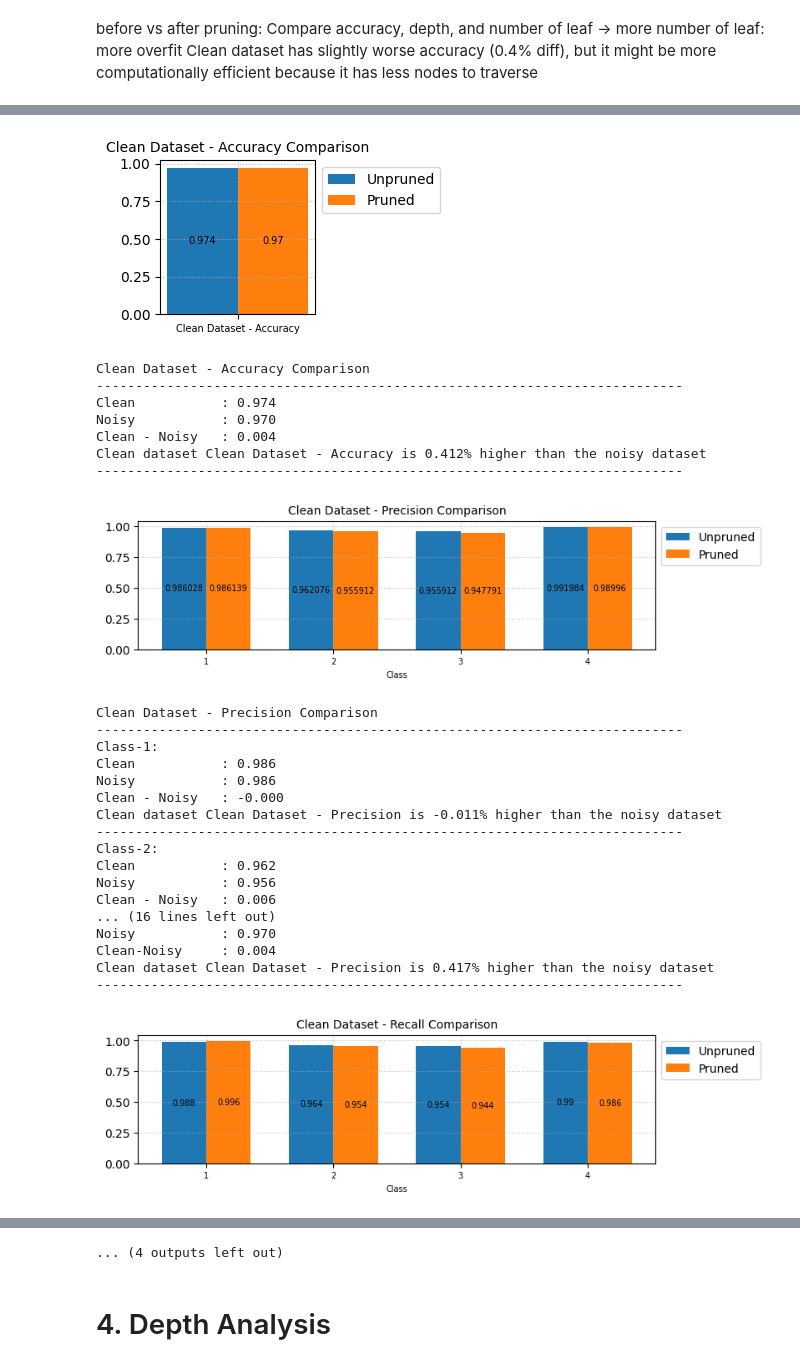
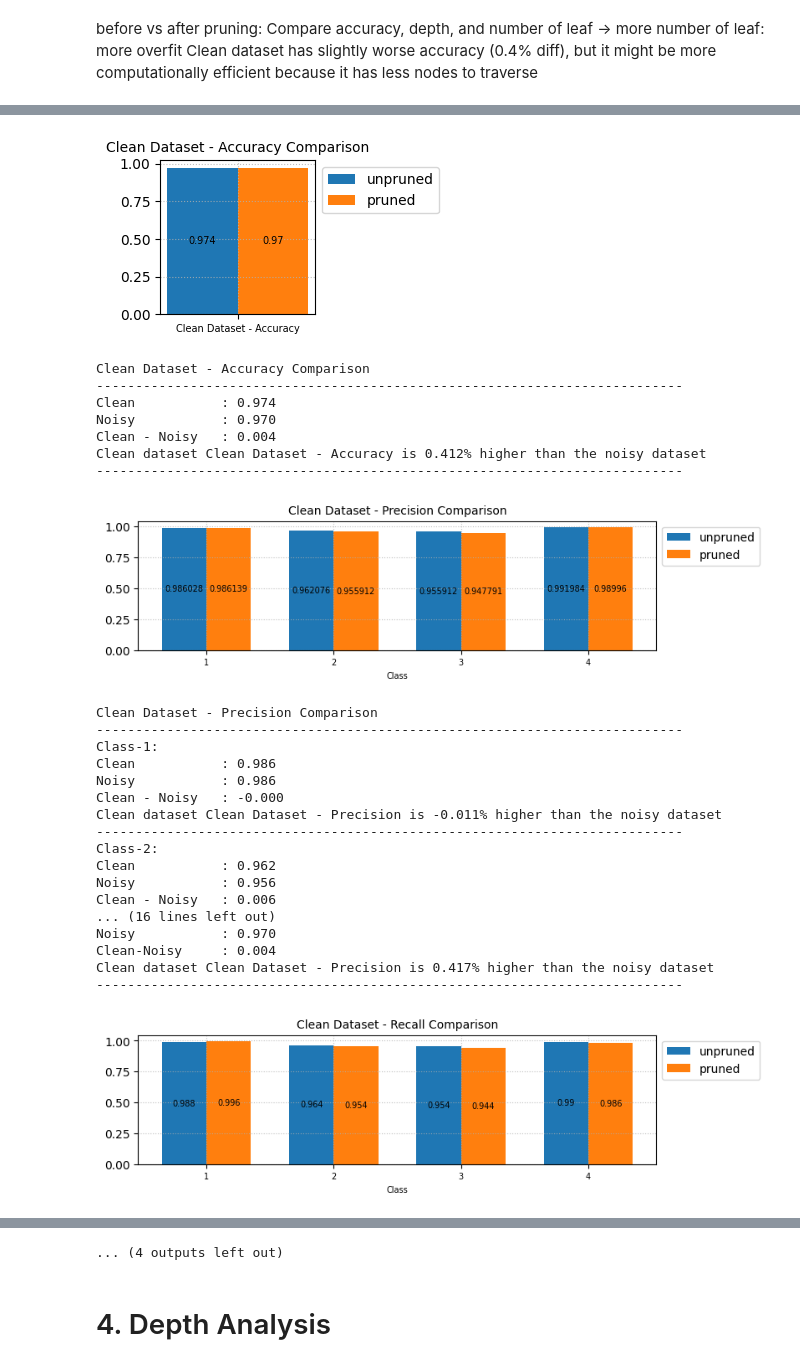
Before and after one commit to amin-abualhassan/intro2ml-cw1, a Jupyter notebook: dt_coursework/analytics.ipynb, the cells around one changed output, grey strips where cells are left out. Saved outputs shown, nothing was run; the diff lists cells and outputs as text; code cells hidden in the pictures.

```diff
--- a/dt_coursework/analytics.ipynb
+++ b/dt_coursework/analytics.ipynb
@@ -45,14 +45,14 @@ fig.tight_layout()
 # %%
-def plot_multi_bar(labels, y_clean, y_noisy, title, xaxis_label = "", yaxis_label = ""):
+def plot_multi_bar(labels, y_clean, y_noisy, title, xaxis_label = "", yaxis_label = "", legend=["clean", "noisy"]):
     # Number of Enthusiasts for different regions
     plt.figure(figsize=(2*len(labels), 2))
     bar_width = 0.35
     x = np.arange(len(labels))
 
     # Grouped Bar Plot
-    p_clean = plt.bar(x - bar_width/2, y_clean, bar_width, label='Unpruned')
+    p_clean = plt.bar(x - bar_width/2, y_clean, bar_width, label=legend[0])
     plt.bar_label(p_clean, label_type="center", fontsize=7)
-    p_noisy = plt.bar(x + bar_width/2, y_noisy, bar_width, label='Pruned')
+    p_noisy = plt.bar(x + bar_width/2, y_noisy, bar_width, label=legend[1])
     plt.bar_label(p_noisy, label_type="center", fontsize=7)
 
     # Adding labels and title
@@ -69,11 +69,11 @@ def plot_multi_bar(labels, y_clean, y_noisy, title, xaxis_label = "", yaxis_labe
 def print_dashes(n=75):
     print("-"*n)
 
-def metrics_diff(metric_name, metrics_clean, metrics_noisy, labels=""):
+def metrics_diff(metric_name, metrics_clean, metrics_noisy, labels="", legend=["clean", "noisy"]):
     #print(f"{metric_name} Comparison")
 
     if(type(labels) == list):
-        plot_multi_bar(labels, metrics_clean, metrics_noisy, f"{metric_name} Comparison", xaxis_label="Class")
+        plot_multi_bar(labels, metrics_clean, metrics_noisy, f"{metric_name} Comparison", xaxis_label="Class", legend=legend)
         print(f"{metric_name} Comparison")
         print_dashes()
         for i in range(len(labels)):
@@ -90,7 +90,7 @@ def metrics_diff(metric_name, metrics_clean, metrics_noisy, labels=""):
         print(f"Clean dataset {metric_name} is {((np.average(metrics_clean)-np.average(metrics_noisy))/np.average(metrics_noisy))*100:.3f}% higher than the noisy dataset")
         print_dashes()
     else:
-        plot_multi_bar([metric_name], metrics_clean, metrics_noisy, f"{metric_name} Comparison")
+        plot_multi_bar([metric_name], metrics_clean, metrics_noisy, f"{metric_name} Comparison", legend=legend)
         print(f"{metric_name} Comparison")
         print_dashes()
         print(f"Clean\t\t: {metrics_clean:.3f}")
@@ -99,8 +99,9 @@ def metrics_diff(metric_name, metrics_clean, metrics_noisy, labels=""):
         print(f"Clean dataset {metric_name} is {((metrics_clean - metrics_noisy)/metrics_noisy)*100:.3f}% higher than the noisy dataset")
         print_dashes()
 
-metrics_diff("Accuracy", clean_metrics["accuracy"], noisy_metrics["accuracy"])
-metrics_diff("Precision", clean_metrics["per_class"]["precision"], noisy_metrics["per_class"]["precision"], clean_metrics["labels"])
-metrics_diff("Recall", clean_metrics["per_class"]["recall"], noisy_metrics["per_class"]["recall"], clean_metrics["labels"])
-metrics_diff("F1", clean_metrics["per_class"]["f1"], noisy_metrics["per_class"]["f1"], clean_metrics["labels"])
+legend = ["clean", "noisy"]
+metrics_diff("Accuracy", clean_metrics["accuracy"], noisy_metrics["accuracy"], legend=legend)
+metrics_diff("Precision", clean_metrics["per_class"]["precision"], noisy_metrics["per_class"]["precision"], clean_metrics["labels"], legend=legend)
+metrics_diff("Recall", clean_metrics["per_class"]["recall"], noisy_metrics["per_class"]["recall"], clean_metrics["labels"], legend=legend)
+metrics_diff("F1", clean_metrics["per_class"]["f1"], noisy_metrics["per_class"]["f1"], clean_metrics["labels"], legend=legend)
 # %% [output]
@@ -464,23 +465,25 @@ Average of Tree Depth
 # %%
 clean_metrics_before
 clean_metrics_after
 noisy_metrics_before
 noisy_metrics_after
 clean_depth_leaf
 noisy_depth_leaf
 
-metrics_diff("Clean Dataset - Accuracy", clean_metrics_before["accuracy"], clean_metrics_after["accuracy"])
-metrics_diff("Clean Dataset - Precision", clean_metrics_before["per_class"]["precision"], clean_metrics_after["per_class"]["precision"], clean_metrics_before["labels"])
-metrics_diff("Clean Dataset - Recall", clean_metrics_before["per_class"]["recall"], clean_metrics_after["per_class"]["recall"], clean_metrics_before["labels"])
-metrics_diff("Clean Dataset - F1", clean_metrics_before["per_class"]["f1"], clean_metrics_after["per_class"]["f1"], clean_metrics_before["labels"])
+legend = ["unpruned", "pruned"]
+
+metrics_diff("Clean Dataset - Accuracy", clean_metrics_before["accuracy"], clean_metrics_after["accuracy"], legend=legend)
+metrics_diff("Clean Dataset - Precision", clean_metrics_before["per_class"]["precision"], clean_metrics_after["per_class"]["precision"], clean_metrics_before["labels"], legend=legend)
+metrics_diff("Clean Dataset - Recall", clean_metrics_before["per_class"]["recall"], clean_metrics_after["per_class"]["recall"], clean_metrics_before["labels"], legend=legend)
+metrics_diff("Clean Dataset - F1", clean_metrics_before["per_class"]["f1"], clean_metrics_after["per_class"]["f1"], clean_metrics_before["labels"], legend=legend)
 
 
-metrics_diff("Noisy Dataset - Accuracy", noisy_metrics_before["accuracy"], noisy_metrics_after["accuracy"])
-metrics_diff("Noisy Dataset - Precision", noisy_metrics_before["per_class"]["precision"], noisy_metrics_after["per_class"]["precision"], noisy_metrics_before["labels"])
-metrics_diff("Noisy Dataset - Recall", noisy_metrics_before["per_class"]["recall"], noisy_metrics_after["per_class"]["recall"], noisy_metrics_before["labels"])
-metrics_diff("Noisy Dataset - F1", noisy_metrics_before["per_class"]["f1"], noisy_metrics_after["per_class"]["f1"], noisy_metrics_before["labels"])
+metrics_diff("Noisy Dataset - Accuracy", noisy_metrics_before["accuracy"], noisy_metrics_after["accuracy"], legend=legend)
+metrics_diff("Noisy Dataset - Precision", noisy_metrics_before["per_class"]["precision"], noisy_metrics_after["per_class"]["precision"], noisy_metrics_before["labels"], legend=legend)
+metrics_diff("Noisy Dataset - Recall", noisy_metrics_before["per_class"]["recall"], noisy_metrics_after["per_class"]["recall"], noisy_metrics_before["labels"], legend=legend)
+metrics_diff("Noisy Dataset - F1", noisy_metrics_before["per_class"]["f1"], noisy_metrics_after["per_class"]["f1"], noisy_metrics_before["labels"], legend=legend)
 # %% [output]
-[figure, old version]
+[figure, new version]
 Clean Dataset - Accuracy Comparison
 ---------------------------------------------------------------------------
 Clean           : 0.974
```
Also changed, not shown: parts of 5 cells of this notebook, 13 other files.
